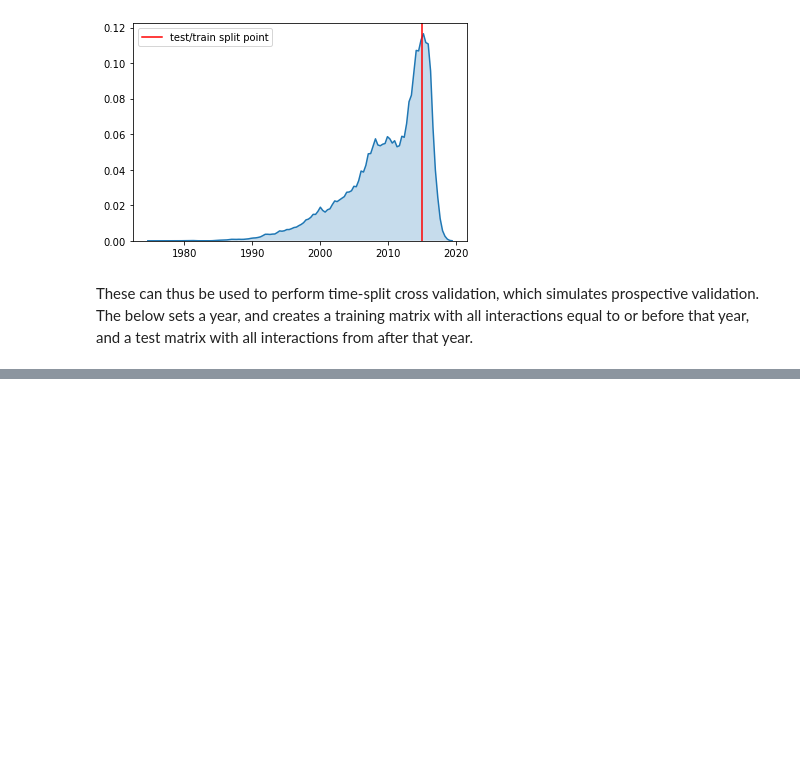
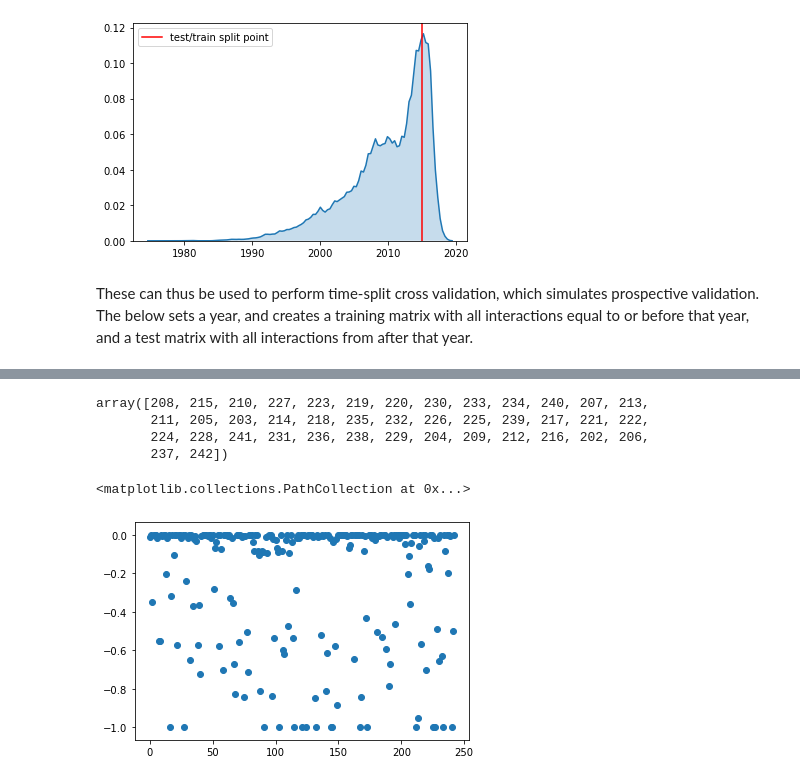
Before and after one commit to ljmartin/molrec, a Jupyter notebook: time_split/graphing_notebook.ipynb, the cells around one changed output, grey strips where cells are left out. Saved outputs shown, nothing was run; the diff lists cells and outputs as text; code cells hidden in the pictures; blank space fills up the shorter version.

```diff
--- a/time_split/graphing_notebook.ipynb
+++ b/time_split/graphing_notebook.ipynb
@@ -30,17 +30,17 @@ plt.legend()
 # %% [markdown]
 These can thus be used to perform time-split cross validation, which simulates prospective validation. The below sets a year, and creates a training matrix with all interactions equal to or before that year, and a test matrix with all interactions from after that year.
 # %%
-year = 2015
+year = 2010
 
 #turn interaction dates into a masker
-interaction_dates.data = (interaction_dates.data<=year).astype(int)
+dates_mask = (interaction_dates.data<=year).astype(int)
 
 #make copies that will become train / test matrices
 train = copy.copy(interaction_matrix)
 test = copy.copy(interaction_matrix)
 
 #remove 2015 and later records from train matrix
-train.data = train.data * interaction_dates.data
+train.data = train.data * dates_mask
 #remove all training data from the test matrix.
 test.data = test.data - train.data
 
@@ -51,3 +51,6 @@ test.data = test.data - train.data
 row_mask = np.array((train.sum(axis=1)!=0)).reshape(1,-1)[0] #there must be a cleaner way to do that.
 train = train[row_mask]
 test = test[row_mask]
+
+train.eliminate_zeros()
+test.eliminate_zeros()
@@ -83,7 +92,7 @@ def makePredictions(y_in, L):
         y_new[count] = np.clip(y_new[count], 0, 1)
     return sparse.csr_matrix(y_new)
 # %%
-#L = makeCorrelations(train)
-y_new = makePredictions(train, L)
+L = makeCorrelations(train)
+lc_preds = makePredictions(train, L)
 # %% [output]
 [interactive output not drawn]
@@ -333,0 +522,12 @@ plt.grid()
+# %%
+two[(-lc_preds.toarray()[0]==0)]
+# %% [output]
+array([208, 215, 210, 227, 223, 219, 220, 230, 233, 234, 240, 207, 213,
+       211, 205, 203, 214, 218, 235, 232, 226, 225, 239, 217, 221, 222,
+       224, 228, 241, 231, 236, 238, 229, 204, 209, 212, 216, 202, 206,
+       237, 242])
+# %%
+plt.scatter((-lc_preds.toarray()[0]).argsort(), (-lc_preds.toarray()[0]))
+# %% [output]
+<matplotlib.collections.PathCollection at 0x...>
+[figure, added]
```
Also changed, not shown: parts of 61 cells of this notebook, 3 other files.
